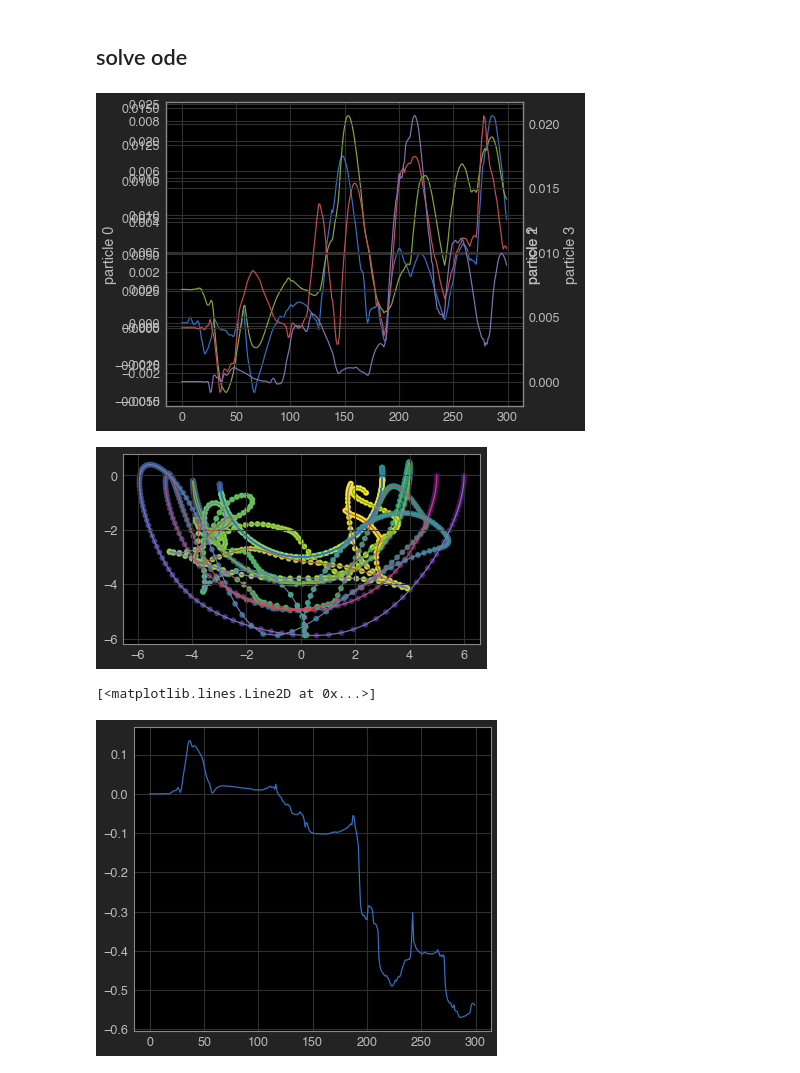
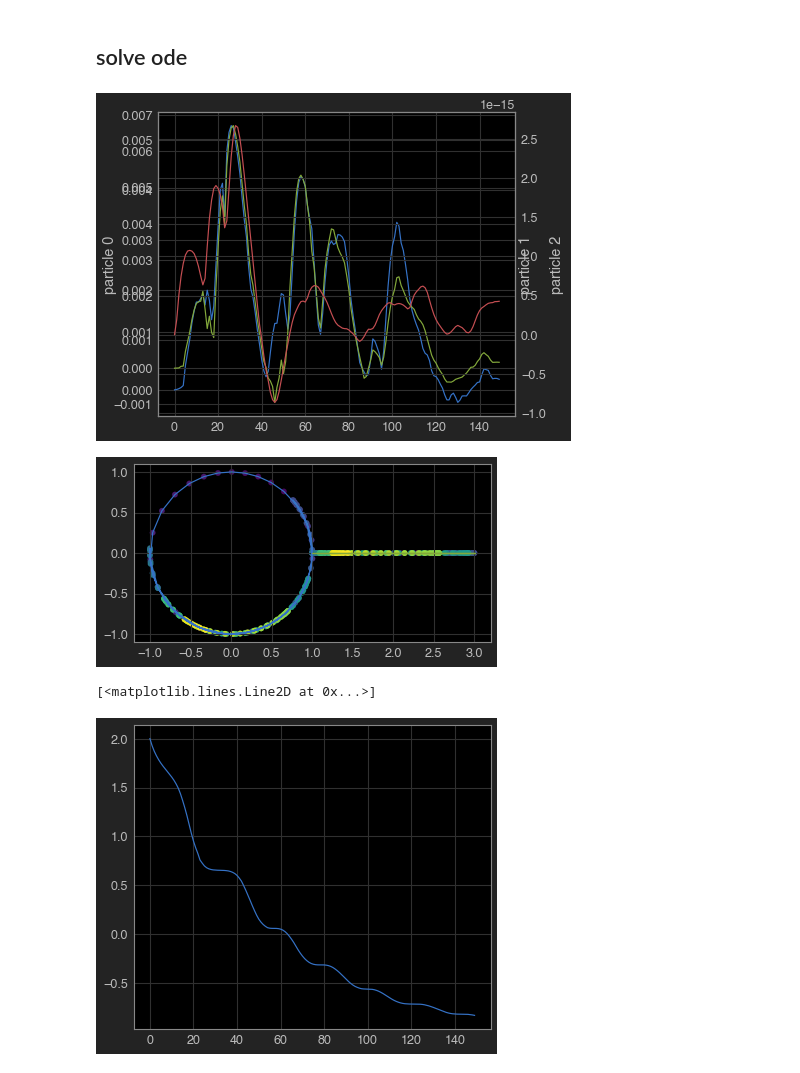
Before and after one commit to akuczala/constrained-dynamics, a Jupyter notebook: constrained-dynamics.ipynb, the cells around one changed output. Saved outputs shown, nothing was run; the diff lists cells and outputs as text; code cells hidden in the pictures.

Commit message:
type annotations, fixes, added planar constraint

```diff
--- a/constrained-dynamics.ipynb
+++ b/constrained-dynamics.ipynb
@@ -102,21 +102,38 @@ HTML(ani.to_html5_video())
 from constraineddynamics.env import *
 # %% [markdown]
 ## solve ode
+# %%
+particle_system = ParticleSystem(dim=2, masses=ParticleVec(np.array([1.0, 1.0])))
+constraints: List[Constraint] = [
+    CircleConstraint(origin=np.array([0.0, 0.0]), radius=1, apply_to=0, ps=particle_system),
+    CoupledCircleConstraint(radius=2, apply_to=[0, 1], ps=particle_system),
+    PlanarConstraint(n=SpaceVec(np.array([0, 1.0])), p=SpaceVec(np.array([0.0, 0])), apply_to=1, ps=particle_system)
+]
+simulator = Simulator(particle_system, constraints)
+
+q0 = particle_system.xs_to_q(SpaceVecs(np.array([
+    [1.0, 0.0],
+    [3.0, 0.0]
+])))
+qdot0 = particle_system.xs_to_q(SpaceVecs(np.array([
+    [0, 2.0],
+    [0.0, 0.0]
+])))
 # %%
-t_range = np.linspace(0, 30, 300)
+t_range = np.linspace(0, 30, 150)
 
-sol = simulate(particle_system, constraints, masses, y0, t_range)
+sol = simulator.simulate(particle_system.qqdot_to_y(q0,qdot0), t_range)
 
-constraint_mapper.constraint(particle_system.y_to_q(y0))
-constraint_values = np.array([constraint_mapper.constraint(particle_system.y_to_q(y)) for y in sol.y.T])
+#constraint_mapper.constraint(particle_system.y_to_q(y0))
+constraint_values = np.array([simulator.constraint_mapper.constraint(particle_system.y_to_q(y)) for y in sol.y.T])
 
 colors = plt.rcParams['axes.prop_cycle'].by_key()['color']
 for i, cv in enumerate(constraint_values.T):
     ax = plt.gca().twinx() if i > 0 else plt.gca()
     ax.plot(cv, c=colors[i])
     ax.set_ylabel(f'particle {i}')
 # %% [output]
-[figure, old version]
+[figure, new version]
 # %%
 for x in np.array([
         particle_system.q_to_xs(particle_system.y_to_q(y)) for y in sol.y.T
@@ -125,16 +142,16 @@ for x in np.array([
     plt.scatter(x[:,0], x[:,1], c=sol.t)
     plt.gca().set_aspect(1)
 # %% [output]
-[figure, old version]
+[figure, new version]
 # %%
 def energy(xs,xdots, ms):
     return sum(0.5 * m * np.dot(xdot, xdot) + m * x[1]  for x, xdot, m in zip(xs, xdots, ms))
 # %%
-E_t = np.array([energy(*map(particle_system.q_to_xs,particle_system.y_to_qqdot(y)), masses) for y in sol.y.T])
+E_t = np.array([energy(*map(particle_system.q_to_xs,particle_system.y_to_qqdot(y)), particle_system.masses) for y in sol.y.T])
 plt.plot(E_t)
 # %% [output]
 [<matplotlib.lines.Line2D at 0x...>]
-[figure, old version]
+[figure, new version]
 # %%
 from matplotlib.animation import FuncAnimation
 from IPython.display import HTML
```
Also changed, not shown: parts of 1 cell of this notebook, 6 other files.
